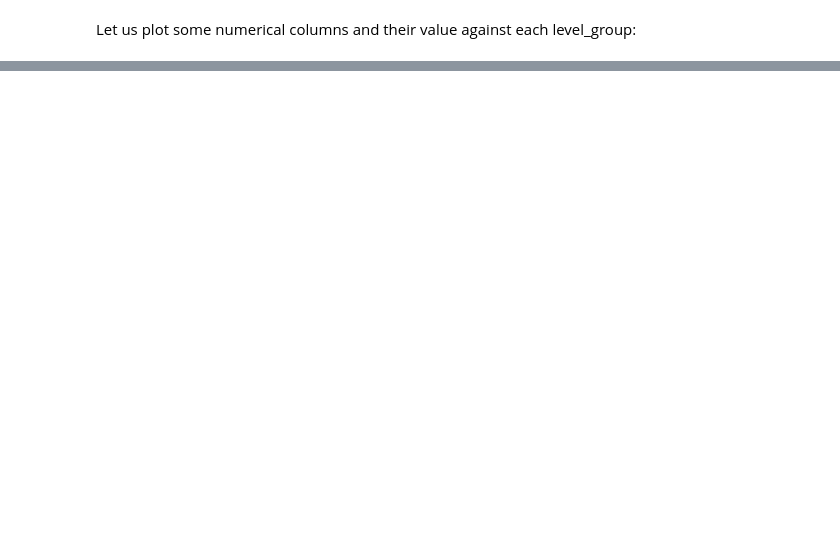
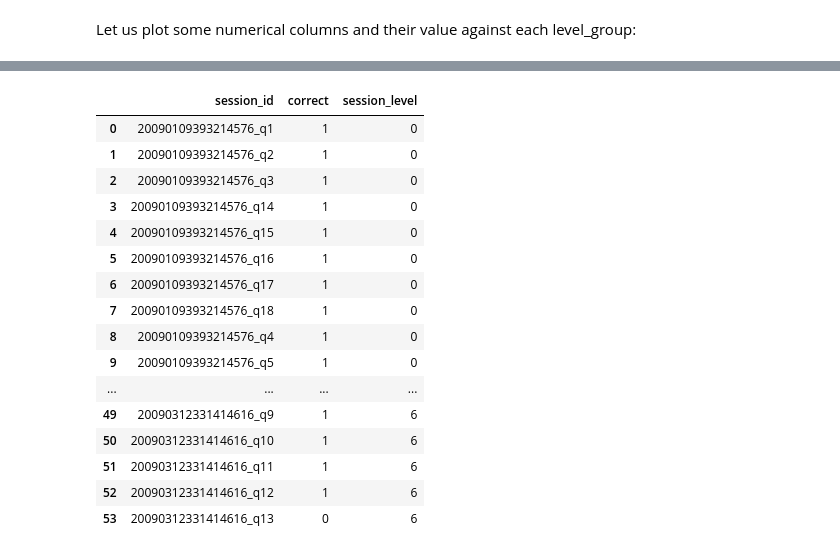
Before and after one commit to Kgnot/systems-analysis-and-design, a Jupyter notebook: Workshops/Workshop3/Workshop3.ipynb, the cells around one changed output, grey strips where cells are left out. Saved outputs shown, nothing was run; the diff lists cells and outputs as text; code cells hidden in the pictures; blank space fills up the shorter version.

```diff
--- a/Workshops/Workshop3/Workshop3.ipynb
+++ b/Workshops/Workshop3/Workshop3.ipynb
@@ -536,0 +445,73 @@ evaluation_dict_XG
+# %%
+from Modules.DataPreparation import feature_engineer, split_dataset
+results[1]['random_forest']['models']
+test_df = pd.read_csv('test.csv')
+
+def generate_rf_submission_single_set(models_dict, test_df, filename='rf_submission_set1.csv'):
+    submission = []
+
+    if 'session_level' not in test_df.columns:
+        raise ValueError("DataFrame must contain 'session_level' column")
+
+    # Process each session
+    for session_id in test_df['session_id'].unique():
+        session_data = test_df[test_df['session_id'] == session_id].copy()
+        session_level = session_data['session_level'].iloc[0]  # All values are same per session
+
+        # Apply feature engineering
+        session_data = feature_engineer(session_data, FEATURE_SETS[1]['categorical'], FEATURE_SETS[1]['numerical'])
+
+        # Process each level group
+        for grp in session_data['level_group'].unique():
+            grp_data = session_data[session_data['level_group'] == grp]
+
+            # Determine question range based on group
+            if grp == '0-4':
+                questions = range(1, 4)
+            elif grp == '5-12':
+                questions = range(4, 14)
+            else:  # '13-22'
+                questions = range(14, 19)
+
+            # Predict for each question
+            for q in questions:
+                model_key = f"{grp}_{q}"
+
+                if model_key not in models_dict:
+                    submission.append({
+                        'session_id': f"{session_id}_q{q}",
+                        'correct': 0,  # Default value if model missing
+                        'session_level': session_level
+                    })
+                    continue
+
+                # Prepare features for prediction
+                features = grp_data.drop(['session_id', 'level_group', 'session_level'], axis=1, errors='ignore')
+                test_ds = tfdf.keras.pd_dataframe_to_tf_dataset(features)
+
+                # Make prediction
+                pred = models_dict[model_key].predict(test_ds)[0][0]
+                submission.append({
+                    'session_id': f"{session_id}_q{q}",
+                    'correct': int(pred > 0.5),  # Apply threshold
+                    'session_level': session_level
+                })
+
+    # Create and save submission
+    submission_df = pd.DataFrame(submission)
+
+    # Reorder columns to match Kaggle format
+    submission_df = submission_df[['session_id', 'correct', 'session_level']]
+
+    submission_df.to_csv(filename, index=False)
+
+    print(f"Random Forest submission generated: {filename}")
+    print(f" - Total predictions: {len(submission_df)}")
+    print(f" - Prediction distribution:")
+    print(submission_df['correct'].value_counts())
+
+    return submission_df
+
+# Generate submission
+generate_rf_submission_single_set(results[1]['random_forest']['models'], test_df)
+# %% [output]
@@ -536,0 +535,17 @@ evaluation_dict_XG
+|  | session_id | correct | session_level |
+| 0 | 20090109393214576_q1 | 1 | 0 |
+| 1 | 20090109393214576_q2 | 1 | 0 |
+| 2 | 20090109393214576_q3 | 1 | 0 |
+| 3 | 20090109393214576_q14 | 1 | 0 |
+| 4 | 20090109393214576_q15 | 1 | 0 |
+| 5 | 20090109393214576_q16 | 1 | 0 |
+| 6 | 20090109393214576_q17 | 1 | 0 |
+| 7 | 20090109393214576_q18 | 1 | 0 |
+| 8 | 20090109393214576_q4 | 1 | 0 |
+| 9 | 20090109393214576_q5 | 1 | 0 |
+| ... | ... | ... | ... |
+| 49 | 20090312331414616_q9 | 1 | 6 |
+| 50 | 20090312331414616_q10 | 1 | 6 |
+| 51 | 20090312331414616_q11 | 1 | 6 |
+| 52 | 20090312331414616_q12 | 1 | 6 |
+| 53 | 20090312331414616_q13 | 0 | 6 |
```
Also changed, not shown: parts of 43 cells of this notebook, 2 other files.
